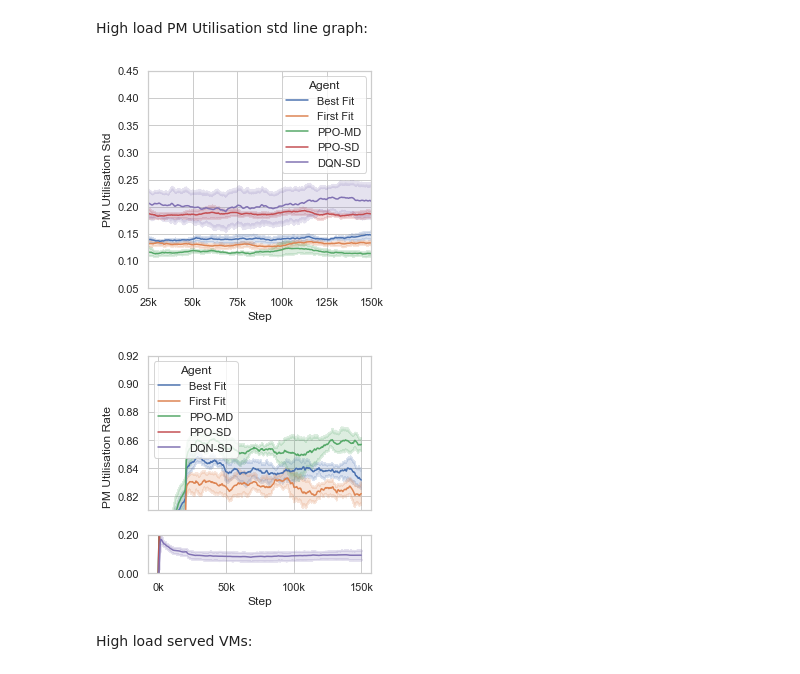
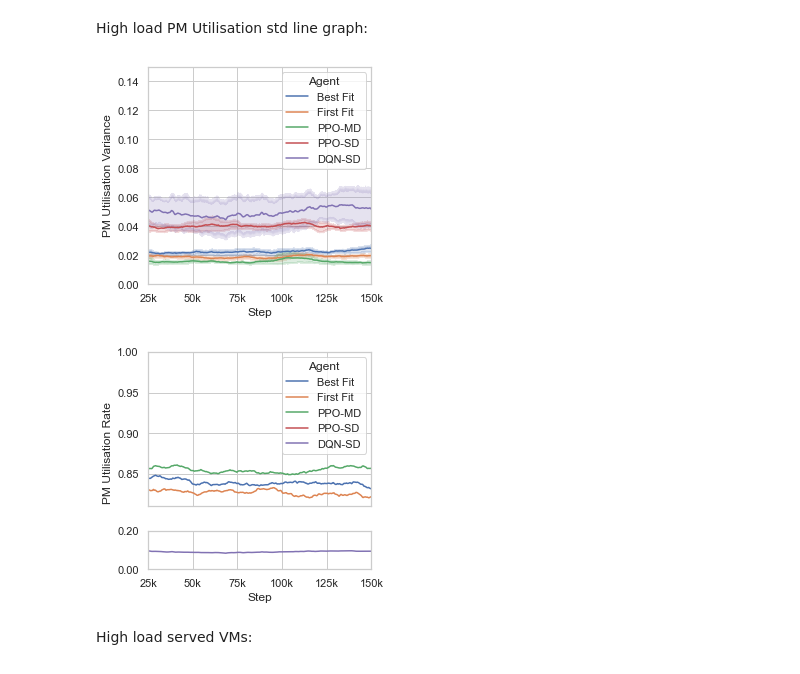
Before and after one commit to yzh503/vm-placement-migration-gym, a Jupyter notebook: plots.ipynb, the cells around one changed output. Saved outputs shown, nothing was run; the diff lists cells and outputs as text; code cells hidden in the pictures.

```diff
--- a/plots.ipynb
+++ b/plots.ipynb
@@ -17,25 +39,3 @@ def smooth(df, vals):
 # %% [markdown]
 High load PM Utilisation mean line graph:
-# %%
-models = {
-    'bestfitmd': 'Best Fit',
-    'firstfitmd': 'First Fit',
-    'ppomd': 'PPO-MD',
-    'ppo': 'PPO-SD',
-    'dqn': 'DQN-SD',
-}
-
-df = pd.DataFrame()
-for i in np.arange(0, 8, 1, dtype=int):
-    for agent in models.keys():
-        f = open(f'data/exp_performance/p10sr1000load1.00/{agent}-{i}.json')
-        jsonstr = json.load(f)
-        record = Record.import_record(agent, jsonstr)
-        sample = pd.DataFrame({'Reward': record.rewards, 'PM Utilisation Mean': np.mean(record.pm_utilisation, axis=1), 'PM Utilisation Std': np.std(record.pm_utilisation, axis=1), 'Waiting Ratio': record.waiting_ratio})
-        smooth(sample, ['PM Utilisation Mean', 'PM Utilisation Std', 'Waiting Ratio'])
-        sample['Agent'] = models[agent]
-        sample['Step'] = sample.index + 1
-        df = pd.concat([df, sample])
-
-df = df.reset_index(drop=True)
 # %%
@@ -57,9 +59,9 @@ plt.savefig('plots/util_mean_line.pdf', bbox_inches='tight', pad_inches=0.25)
 High load PM Utilisation std line graph:
 # %%
 plt.subplots(figsize=(4,4))
-g = sns.lineplot(x="Step", y="PM Utilisation Std", hue='Agent', data=df)
+g = sns.lineplot(x="Step", y="PM Utilisation Variance", hue='Agent', data=df)
 g.set(xlim=(25000, 150000))
-g.set(ylim=(0.05, 0.45))
+g.set(ylim=(0.00, 0.15))
 
 # Custom x-axis tick formatter
 def step_formatter(x, pos):
@@ -67,48 +69,50 @@ def step_formatter(x, pos):
 
 g.xaxis.set_major_formatter(ticker.FuncFormatter(step_formatter))
 
-plt.savefig('plots/util_sd_line_2.pdf', bbox_inches='tight', pad_inches=0.25)
+plt.savefig('plots/util_var_line.pdf', bbox_inches='tight', pad_inches=0.25)
 # %% [output]
-[figure, old version]
+[figure, new version]
 # %%
 fig, (ax1, ax2) = plt.subplots(2, 1, sharex=True, figsize=(4, 4), gridspec_kw={'height_ratios': [4, 1], 'hspace': 0.25})
 
-g1 = sns.lineplot(x="Step", y="PM Utilisation Mean", hue='Agent', data=df, ax=ax1)
-g2 = sns.lineplot(x="Step", y="PM Utilisation Mean", hue='Agent', data=df, ax=ax2)
+g1 = sns.lineplot(ci=None, x="Step", y="PM Utilisation Mean", hue='Agent', data=df, ax=ax1)
+g2 = sns.lineplot(ci=None, x="Step", y="PM Utilisation Mean", hue='Agent', data=df, ax=ax2)
+g1.set(xlim=(25000, 150000))
+g2.set(xlim=(25000, 150000))
+g1.set(ylim=(0.81, 1.00))
+g2.set(ylim=(0.00, 0.20))
 
-ax1.set_ylim(0.81, 0.92)
-ax2.set_ylim(0.00, 0.20)
 
 # Hide the spines between the subplots
 
 ax1.set_xlabel("")
 ax2.set_ylabel("")
 
 # Set the y-axis label and get the label object
 ylabel = ax1.set_ylabel("PM Utilisation Rate")
 
 # Get the current position of the y-axis label
 xpos, ypos = ylabel.get_position()
 
 # Move the y-axis label down
 ylabel.set_position((xpos, ypos - 0.15))
 
 # Move the legend to the upper plot
 ax1.legend(title='Agent')
 ax2.get_legend().remove()
 
 def format_to_two_decimal(x, pos):
     return f'{x:.2f}'
 
 def step_formatter(x, pos):
     return f'{int(x/1000)}k'
 
 plt.gca().xaxis.set_major_formatter(ticker.FuncFormatter(step_formatter))
 plt.gca().yaxis.set_major_formatter(ticker.FuncFormatter(format_to_two_decimal))
 
 plt.savefig('plots/util_mean_line_2.pdf', bbox_inches='tight', pad_inches=0.25)
 # %% [output]
-[figure, old version]
+[figure, new version]
 # %% [markdown]
 High load served VMs:
 # %%
```
Also changed, not shown: parts of 4 cells of this notebook, 6 other files.
